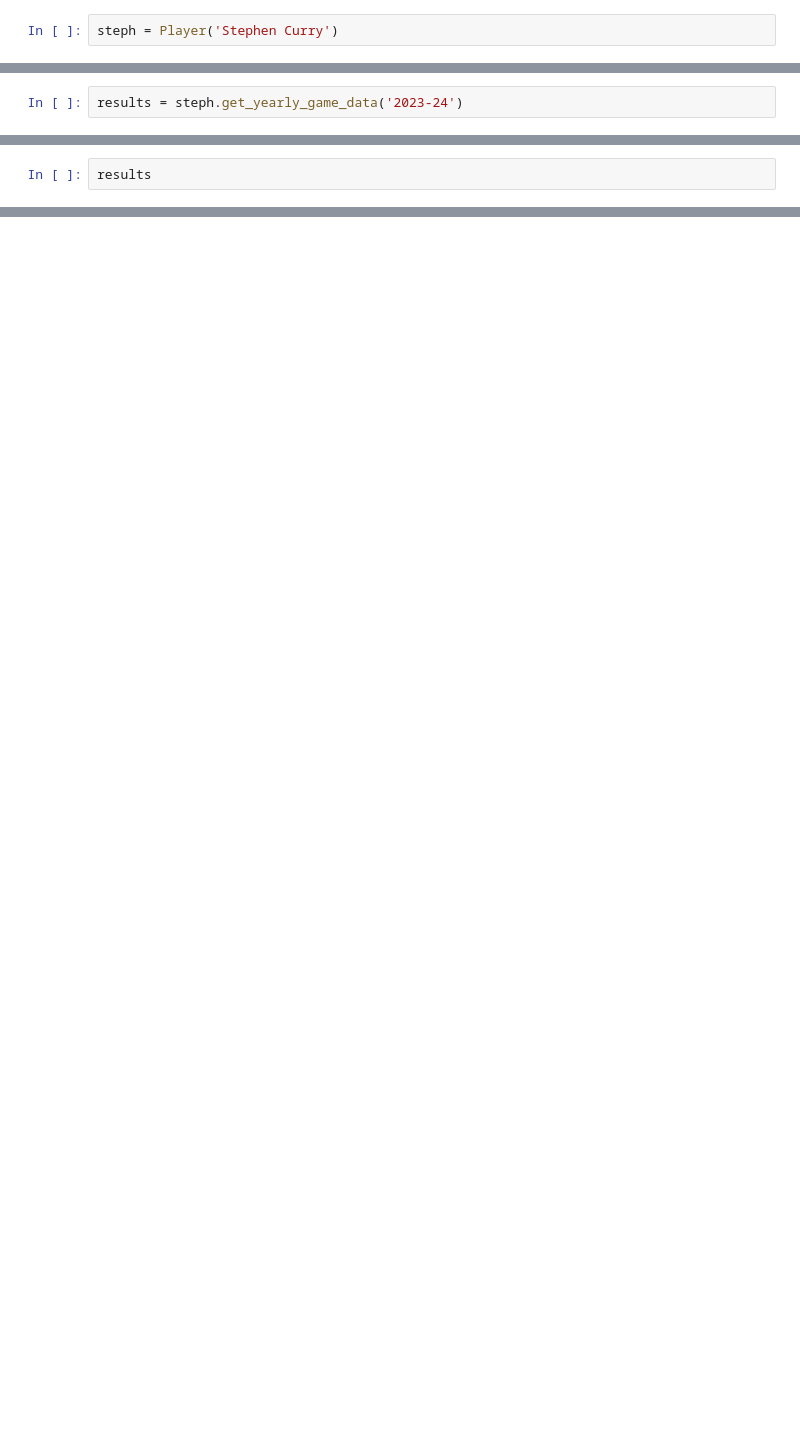
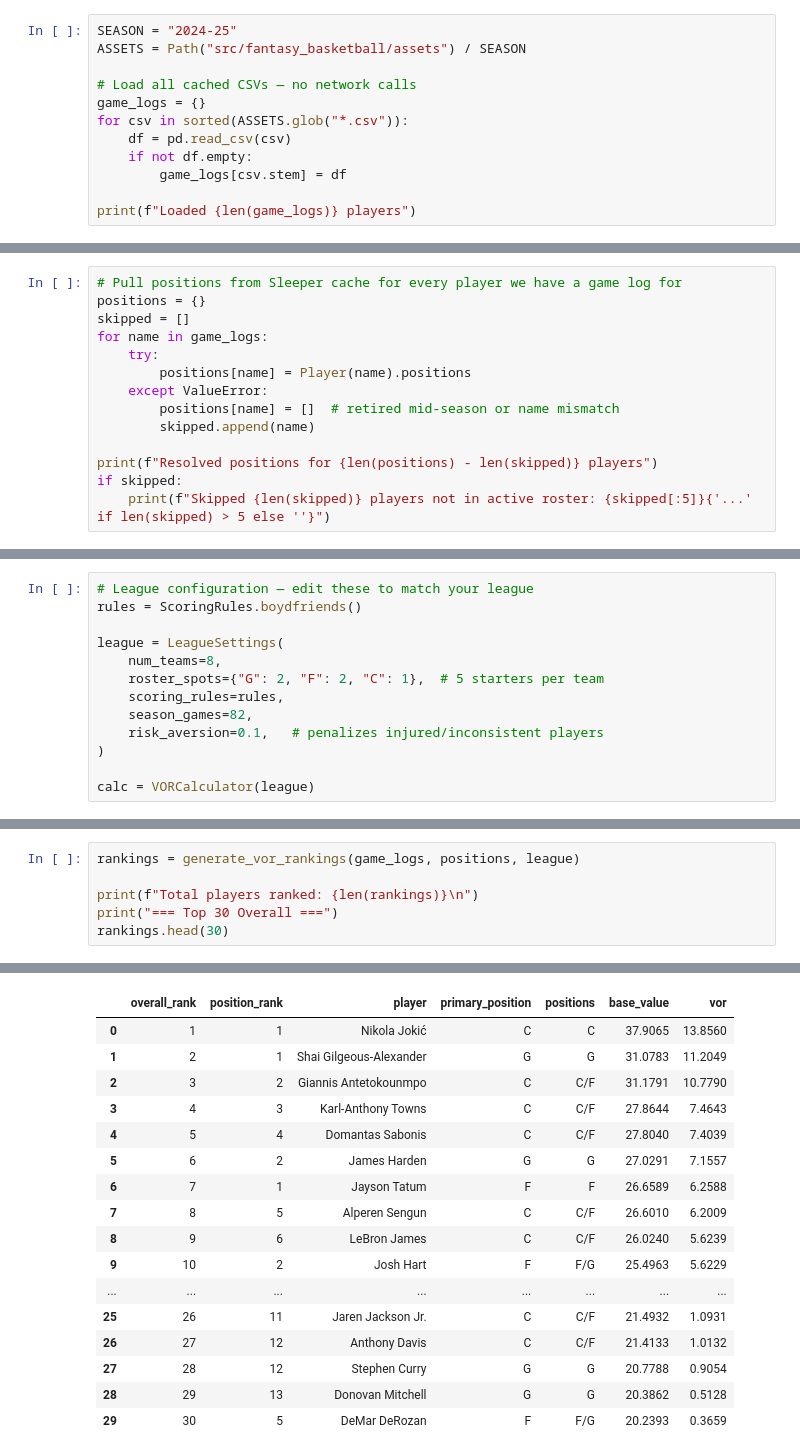
Before and after one commit to LordSunchips/nba-statistics, a Jupyter notebook: notebook.ipynb, the cells around one changed output, grey strips where cells are left out. Drawn from its saved outputs; the diff is of its cells as text; blank space fills up the shorter version.

```diff
--- a/notebook.ipynb
+++ b/notebook.ipynb
@@ -8,2 +26,12 @@ import pandas as pd
 # %%
-steph = Player('Stephen Curry')
+SEASON = "2024-25"
+ASSETS = Path("src/fantasy_basketball/assets") / SEASON
+
+# Load all cached CSVs — no network calls
+game_logs = {}
+for csv in sorted(ASSETS.glob("*.csv")):
+    df = pd.read_csv(csv)
+    if not df.empty:
+        game_logs[csv.stem] = df
+
+print(f"Loaded {len(game_logs)} players")
@@ -10,3 +40,15 @@ steph = Player('Stephen Curry')
 # %%
-results = steph.get_yearly_game_data('2023-24')
+# Pull positions from Sleeper cache for every player we have a game log for
+positions = {}
+skipped = []
+for name in game_logs:
+    try:
+        positions[name] = Player(name).positions
+    except ValueError:
+        positions[name] = []  # retired mid-season or name mismatch
+        skipped.append(name)
+
+print(f"Resolved positions for {len(positions) - len(skipped)} players")
+if skipped:
+    print(f"Skipped {len(skipped)} players not in active roster: {skipped[:5]}{'...' if len(skipped) > 5 else ''}")
 # %% [output]
@@ -14,2 +56,13 @@ ReadTimeout: HTTPSConnectionPool(host='stats.nba.com', port=443): Read timed out
 # %%
-results
+# League configuration — edit these to match your league
+rules = ScoringRules.boydfriends()
+
+league = LeagueSettings(
+    num_teams=8,
+    roster_spots={"G": 2, "F": 2, "C": 1},  # 5 starters per team
+    scoring_rules=rules,
+    season_games=82,
+    risk_aversion=0.1,   # penalizes injured/inconsistent players
+)
+
+calc = VORCalculator(league)
@@ -29,0 +92,7 @@ results
+# %%
+rankings = generate_vor_rankings(game_logs, positions, league)
+
+print(f"Total players ranked: {len(rankings)}\n")
+print("=== Top 30 Overall ===")
+rankings.head(30)
+# %% [output]
@@ -29,0 +102,17 @@ results
+|  | overall_rank | position_rank | player | primary_position | positions | base_value | vor |
+| 0 | 1 | 1 | Nikola Jokić | C | C | 37.9065 | 13.8560 |
+| 1 | 2 | 1 | Shai Gilgeous-Alexander | G | G | 31.0783 | 11.2049 |
+| 2 | 3 | 2 | Giannis Antetokounmpo | C | C/F | 31.1791 | 10.7790 |
+| 3 | 4 | 3 | Karl-Anthony Towns | C | C/F | 27.8644 | 7.4643 |
+| 4 | 5 | 4 | Domantas Sabonis | C | C/F | 27.8040 | 7.4039 |
+| 5 | 6 | 2 | James Harden | G | G | 27.0291 | 7.1557 |
+| 6 | 7 | 1 | Jayson Tatum | F | F | 26.6589 | 6.2588 |
+| 7 | 8 | 5 | Alperen Sengun | C | C/F | 26.6010 | 6.2009 |
+| 8 | 9 | 6 | LeBron James | C | C/F | 26.0240 | 5.6239 |
+| 9 | 10 | 2 | Josh Hart | F | F/G | 25.4963 | 5.6229 |
+| ... | ... | ... | ... | ... | ... | ... | ... |
+| 25 | 26 | 11 | Jaren Jackson Jr. | C | C/F | 21.4932 | 1.0931 |
+| 26 | 27 | 12 | Anthony Davis | C | C/F | 21.4133 | 1.0132 |
+| 27 | 28 | 12 | Stephen Curry | G | G | 20.7788 | 0.9054 |
+| 28 | 29 | 13 | Donovan Mitchell | G | G | 20.3862 | 0.5128 |
+| 29 | 30 | 5 | DeMar DeRozan | F | F/G | 20.2393 | 0.3659 |
```
Also changed, not shown: parts of 19 cells of this notebook, 4 other files.
